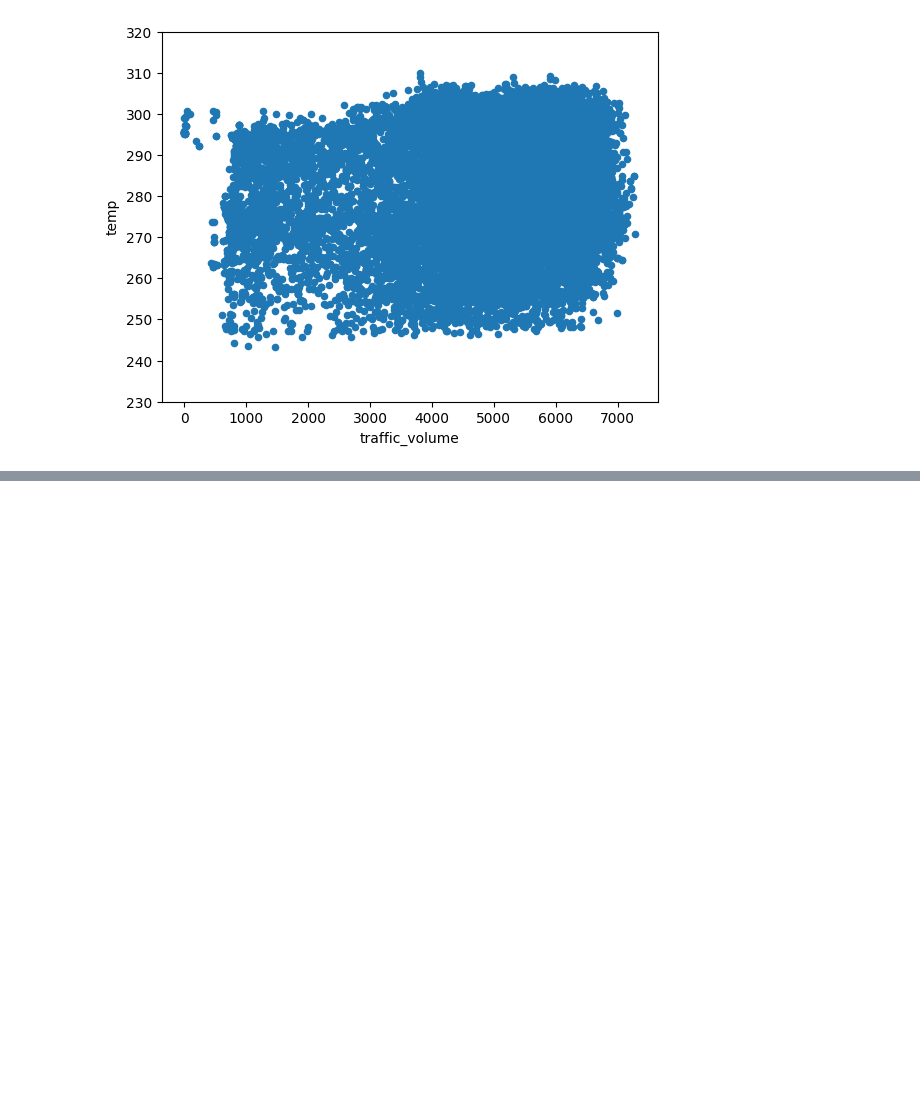
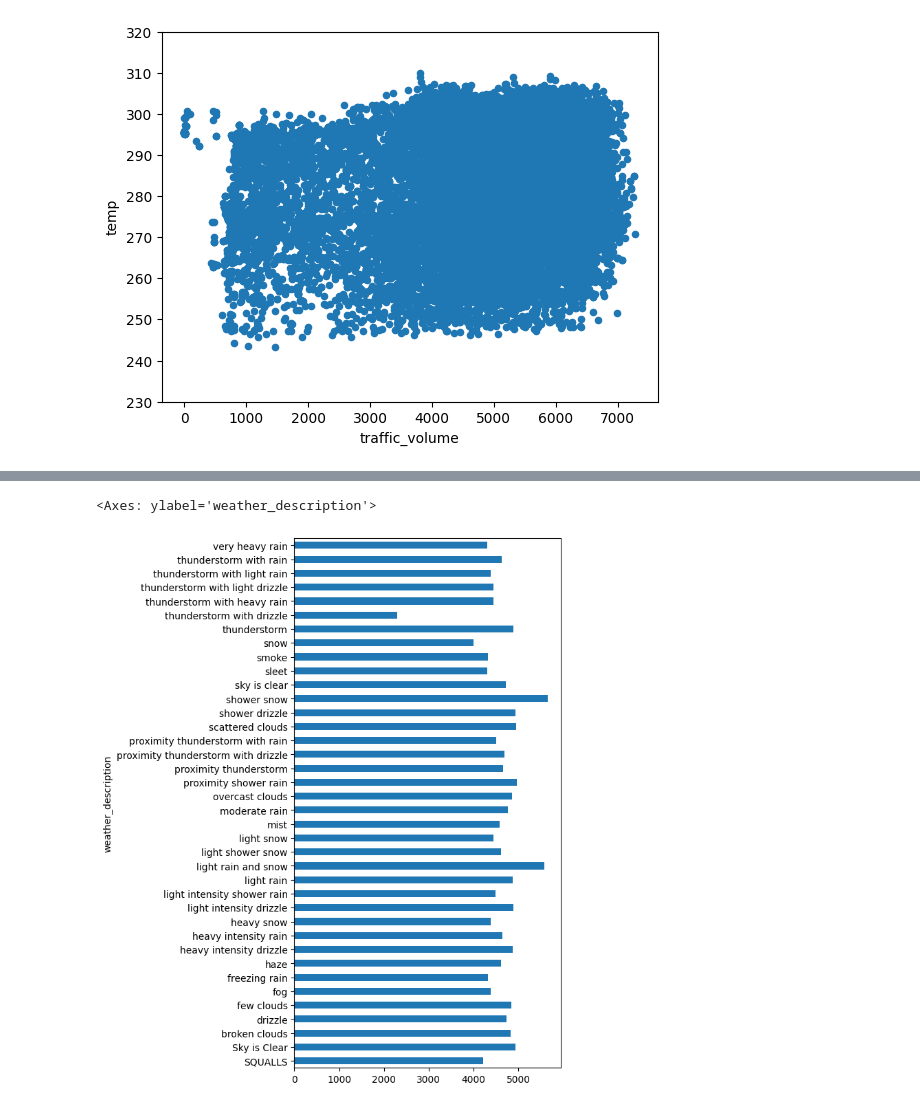
Before and after one commit to robinadoro/Finding-Heavy-Traffic-Indicators-on-I-94, a Jupyter notebook: metro.ipynb, the cells around one changed output, grey strips where cells are left out. Saved outputs shown, nothing was run; the diff lists cells and outputs as text; code cells hidden in the pictures; blank space fills up the shorter version.

```diff
--- a/metro.ipynb
+++ b/metro.ipynb
@@ -199,0 +208,6 @@ plt.show()
+# %%
+plt.figure(figsize=(5,10))
+by_weather_description['traffic_volume'].plot.barh()
+# %% [output]
+<Axes: ylabel='weather_description'>
+[figure, added]
```
Also changed, not shown: parts of 2 cells of this notebook.
